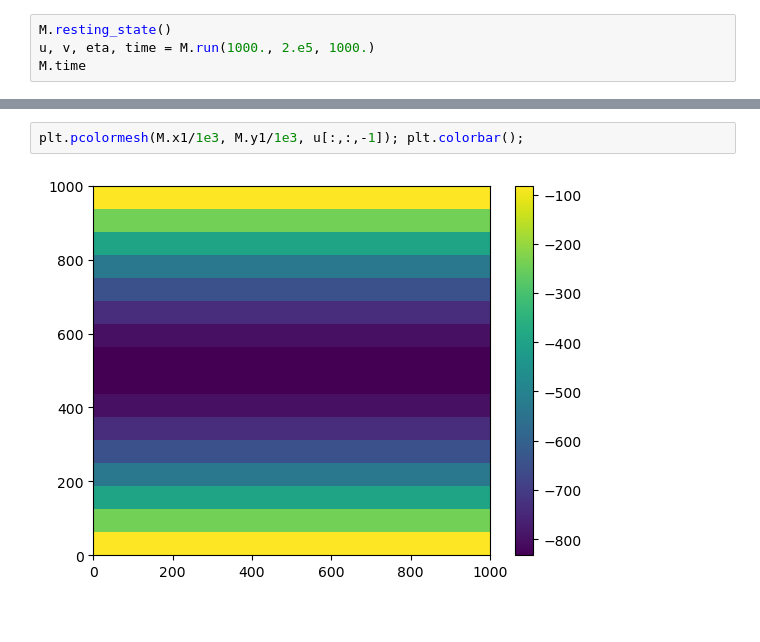
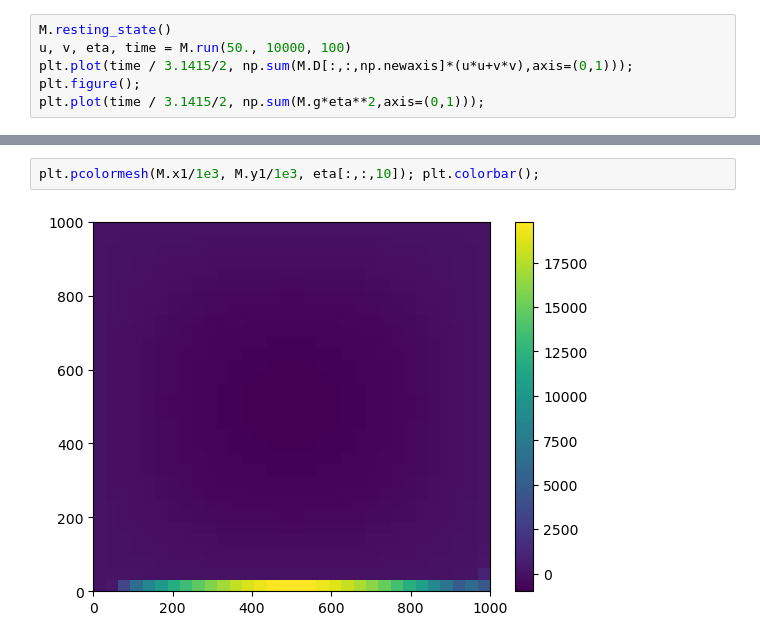
Before and after one commit to ThomasLi0314/OSSWEM_Thomas, a Jupyter notebook: Prototype.ipynb, the cells around one changed output, grey strips where cells are left out. Cells and saved outputs as stored; diff of their text form.

```diff
--- a/Prototype.ipynb
+++ b/Prototype.ipynb
@@ -219,5 +238,7 @@ Ld = 1000000.0 [m]
 # %%
 M.resting_state()
-u, v, eta, time = M.run(1000., 2.e5, 1000.)
-M.time
+u, v, eta, time = M.run(50., 10000, 100)
+plt.plot(time / 3.1415/2, np.sum(M.D[:,:,np.newaxis]*(u*u+v*v),axis=(0,1)));
+plt.figure();
+plt.plot(time / 3.1415/2, np.sum(M.g*eta**2,axis=(0,1)));
 # %% [output]
@@ -231,4 +253,4 @@ nsamp = 200
 # %%
-plt.pcolormesh(M.x1/1e3, M.y1/1e3, u[:,:,-1]); plt.colorbar();
+plt.pcolormesh(M.x1/1e3, M.y1/1e3, eta[:,:,10]); plt.colorbar();
 # %% [output]
-[figure, old version]
+[figure, new version]
```
Also changed, not shown: parts of 9 cells of this notebook.
